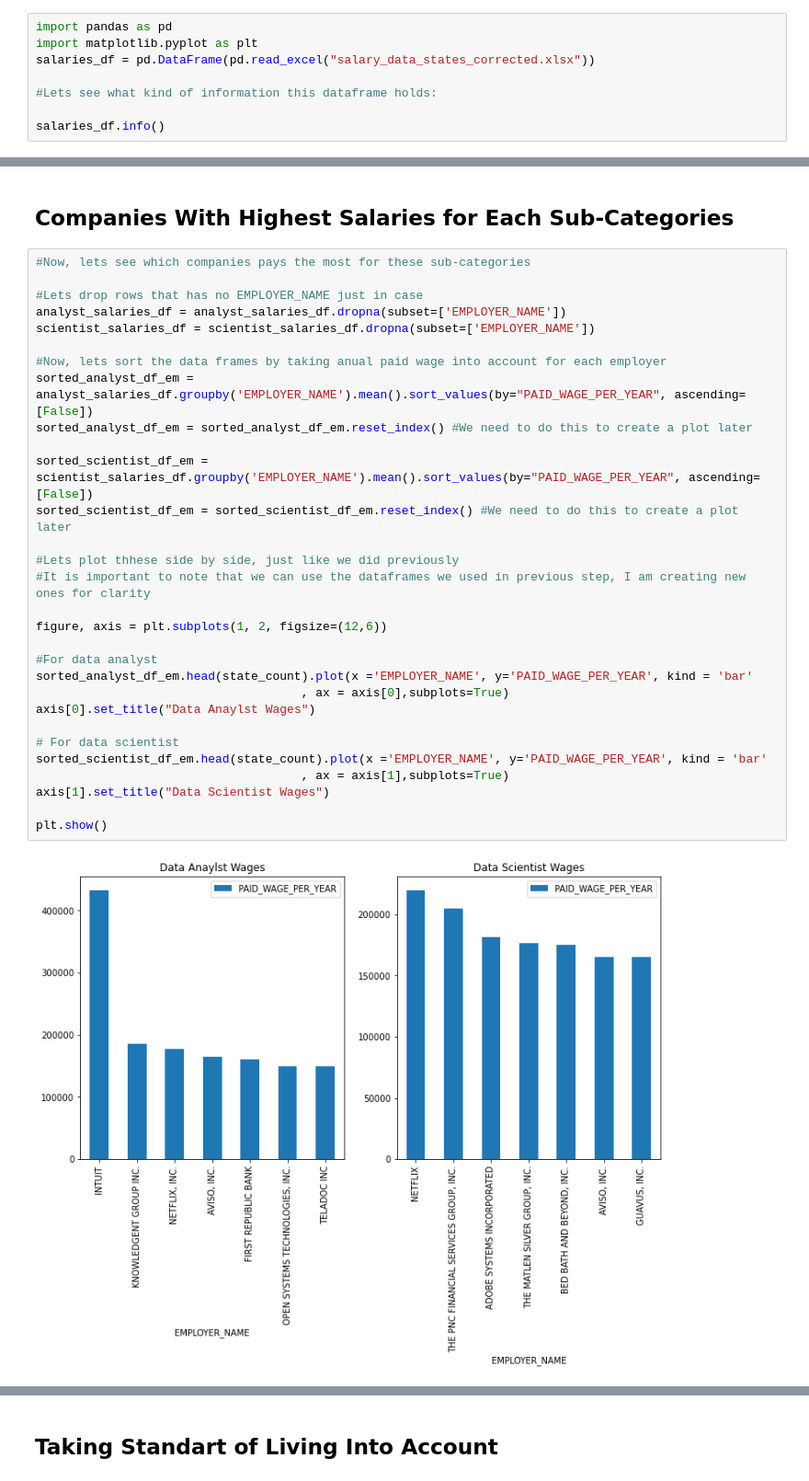
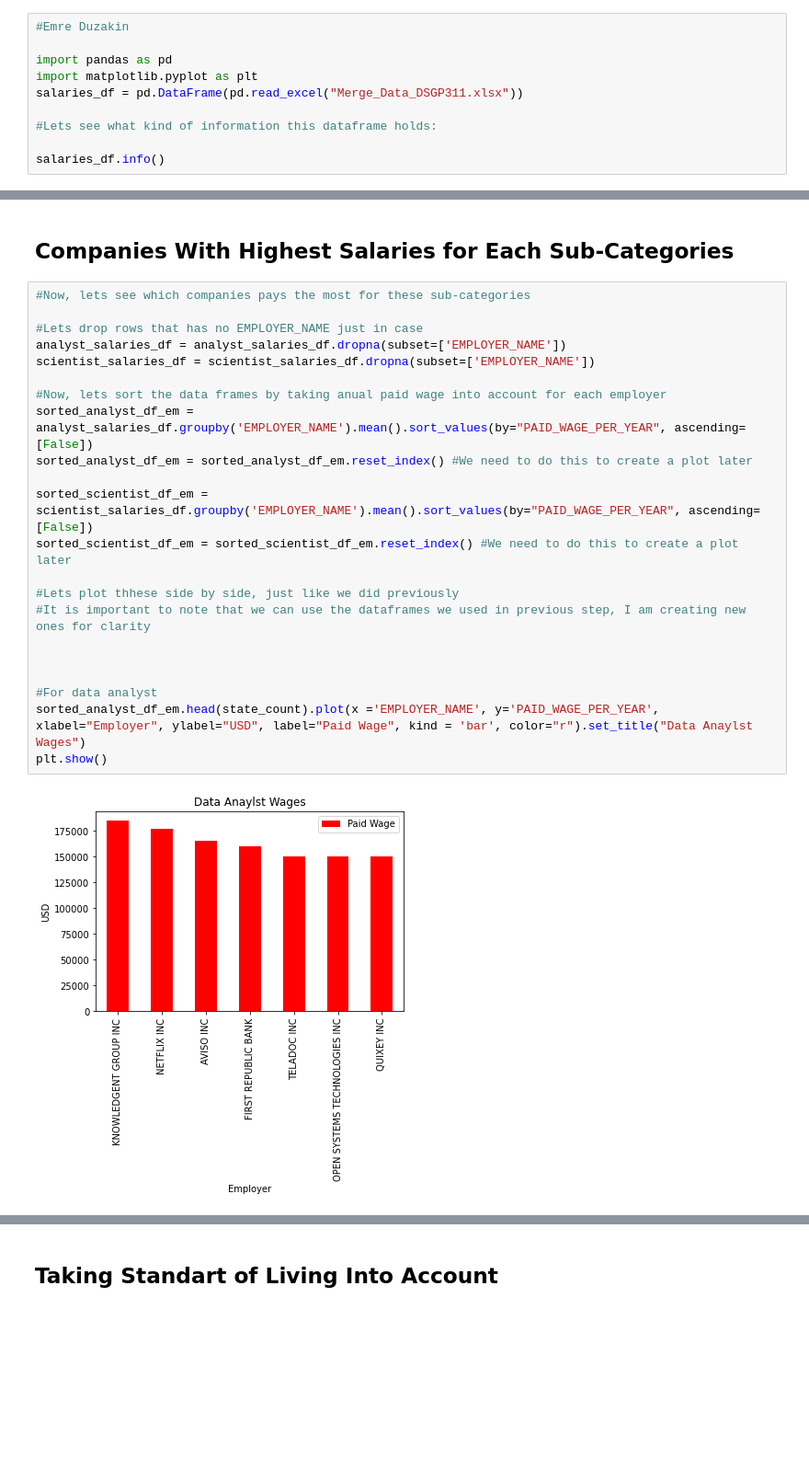
Before and after one commit to vu13/DS311GroupProject, a Jupyter notebook: Question_2_what_states_have_the_highest_paying_data_related_salaries?.ipynb, the cells around one changed output, grey strips where cells are left out. Shown at 92% size. Drawn from its saved outputs; the diff is of its cells as text; blank space fills up the shorter version.

```diff
--- a/Question_2_what_states_have_the_highest_paying_data_related_salaries?.ipynb
+++ b/Question_2_what_states_have_the_highest_paying_data_related_salaries?.ipynb
@@ -1,7 +1,9 @@
 # %%
+#Emre Duzakin
+
 import pandas as pd
 import matplotlib.pyplot as plt
-salaries_df = pd.DataFrame(pd.read_excel("salary_data_states_corrected.xlsx"))
+salaries_df = pd.DataFrame(pd.read_excel("Merge_Data_DSGP311.xlsx"))
 
 #Lets see what kind of information this dataframe holds:
 
@@ -131,32 +129,24 @@ plt.show()
 # %%
 #Now, lets see which companies pays the most for these sub-categories
 
 #Lets drop rows that has no EMPLOYER_NAME just in case
 analyst_salaries_df = analyst_salaries_df.dropna(subset=['EMPLOYER_NAME'])
 scientist_salaries_df = scientist_salaries_df.dropna(subset=['EMPLOYER_NAME'])
 
 #Now, lets sort the data frames by taking anual paid wage into account for each employer
 sorted_analyst_df_em = analyst_salaries_df.groupby('EMPLOYER_NAME').mean().sort_values(by="PAID_WAGE_PER_YEAR", ascending=[False])
 sorted_analyst_df_em = sorted_analyst_df_em.reset_index() #We need to do this to create a plot later
 
 sorted_scientist_df_em = scientist_salaries_df.groupby('EMPLOYER_NAME').mean().sort_values(by="PAID_WAGE_PER_YEAR", ascending=[False])
 sorted_scientist_df_em = sorted_scientist_df_em.reset_index() #We need to do this to create a plot later
 
 #Lets plot thhese side by side, just like we did previously
 #It is important to note that we can use the dataframes we used in previous step, I am creating new ones for clarity
 
-figure, axis = plt.subplots(1, 2, figsize=(12,6))
+
 
 #For data analyst
-sorted_analyst_df_em.head(state_count).plot(x ='EMPLOYER_NAME', y='PAID_WAGE_PER_YEAR', kind = 'bar'
-                                     , ax = axis[0],subplots=True)
-axis[0].set_title("Data Anaylst Wages")
-
-# For data scientist
-sorted_scientist_df_em.head(state_count).plot(x ='EMPLOYER_NAME', y='PAID_WAGE_PER_YEAR', kind = 'bar'
-                                     , ax = axis[1],subplots=True)
-axis[1].set_title("Data Scientist Wages")
-
+sorted_analyst_df_em.head(state_count).plot(x ='EMPLOYER_NAME', y='PAID_WAGE_PER_YEAR', xlabel="Employer", ylabel="USD", label="Paid Wage", kind = 'bar', color="r").set_title("Data Anaylst Wages")
 plt.show()
 # %% [output]
-[figure, old version]
+[figure, new version]
```
Also changed, not shown: parts of 8 cells of this notebook.
